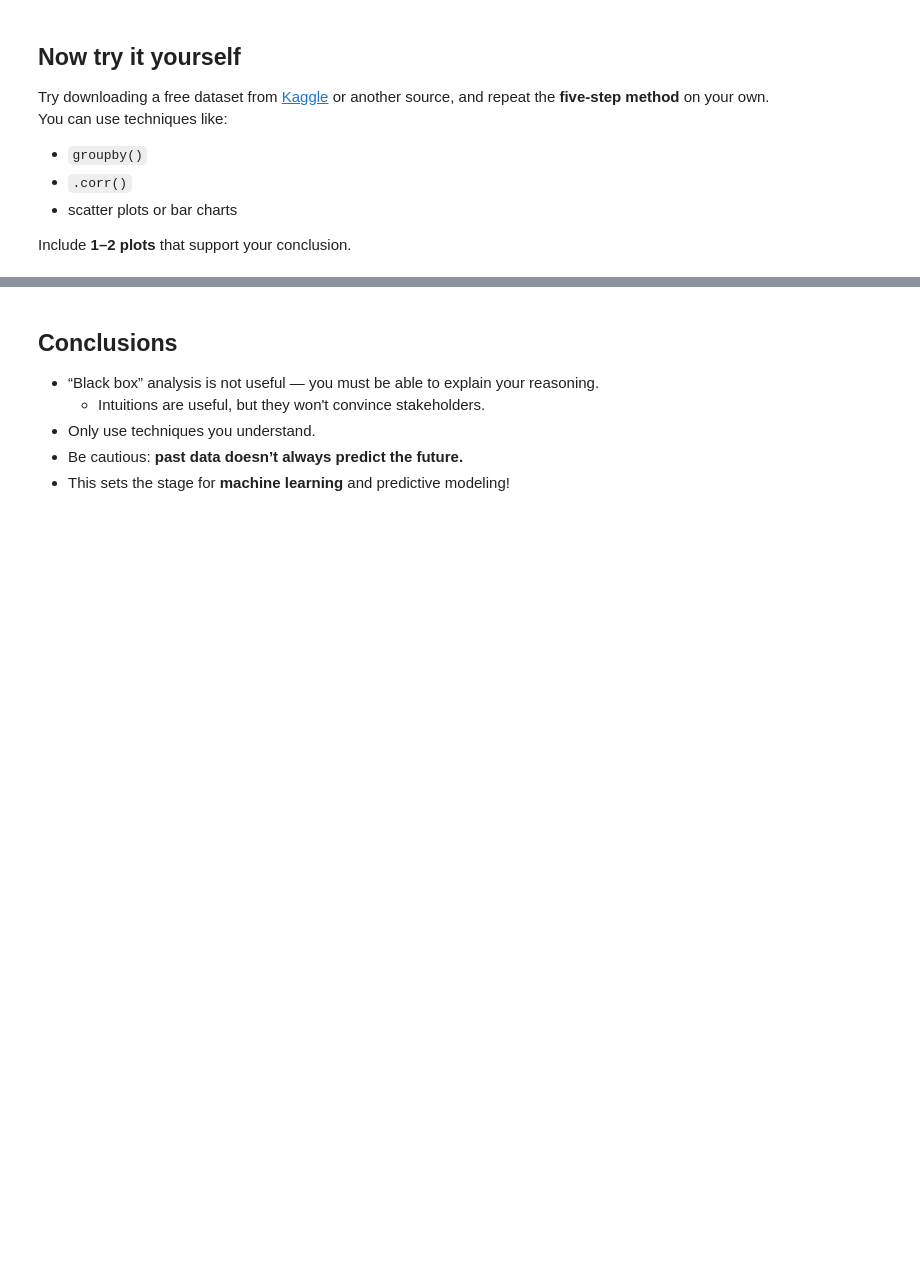
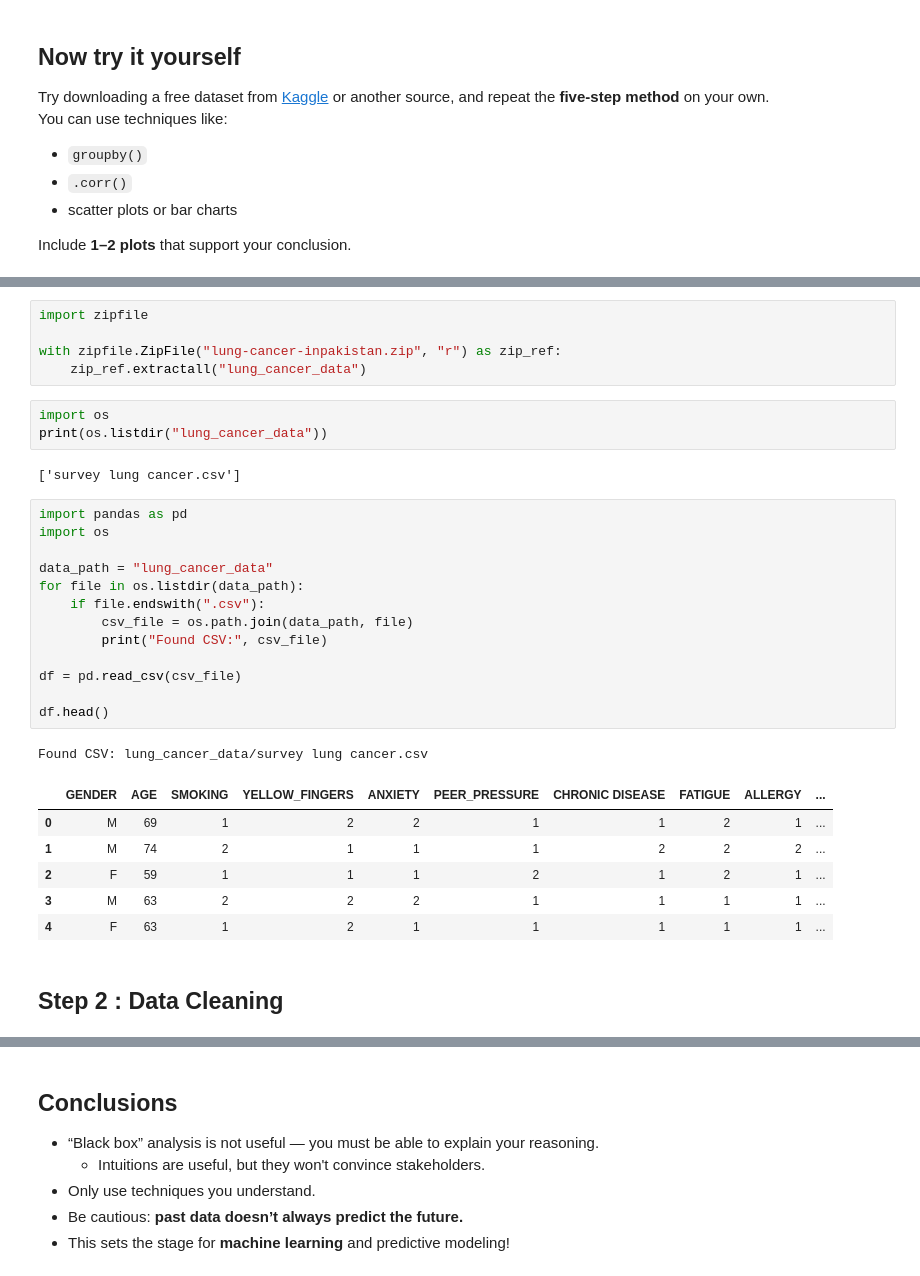
Before and after one commit to jhsieh262/jhsieh-bwsi-comp-problem-solving, a Jupyter notebook: mod3_math_modeling/3_intro_to_data_analysis.ipynb, the cells around one changed output, grey strips where cells are left out. Drawn from its saved outputs; the diff is of its cells as text; blank space fills up the shorter version.

```diff
--- a/mod3_math_modeling/3_intro_to_data_analysis.ipynb
+++ b/mod3_math_modeling/3_intro_to_data_analysis.ipynb
@@ -247,0 +295,33 @@ Include **1–2 plots** that support your conclusion.
+# %%
+import zipfile
+
+with zipfile.ZipFile("lung-cancer-inpakistan.zip", "r") as zip_ref:
+    zip_ref.extractall("lung_cancer_data")
+# %%
+import os
+print(os.listdir("lung_cancer_data"))
+# %% [output]
+['survey lung cancer.csv']
+# %%
+import pandas as pd
+import os
+
+data_path = "lung_cancer_data"
+for file in os.listdir(data_path):
+    if file.endswith(".csv"):
+        csv_file = os.path.join(data_path, file)
+        print("Found CSV:", csv_file)
+
+df = pd.read_csv(csv_file)
+
+df.head()
+# %% [output]
+Found CSV: lung_cancer_data/survey lung cancer.csv
+|  | GENDER | AGE | SMOKING | YELLOW_FINGERS | ANXIETY | PEER_PRESSURE | CHRONIC DISEASE | FATIGUE | ALLERGY | ... |
+| 0 | M | 69 | 1 | 2 | 2 | 1 | 1 | 2 | 1 | ... |
+| 1 | M | 74 | 2 | 1 | 1 | 1 | 2 | 2 | 2 | ... |
+| 2 | F | 59 | 1 | 1 | 1 | 2 | 1 | 2 | 1 | ... |
+| 3 | M | 63 | 2 | 2 | 2 | 1 | 1 | 1 | 1 | ... |
+| 4 | F | 63 | 1 | 2 | 1 | 1 | 1 | 1 | 1 | ... |
+# %% [markdown]
+## Step 2 : Data Cleaning
```
Also changed, not shown: parts of 17 cells of this notebook.
